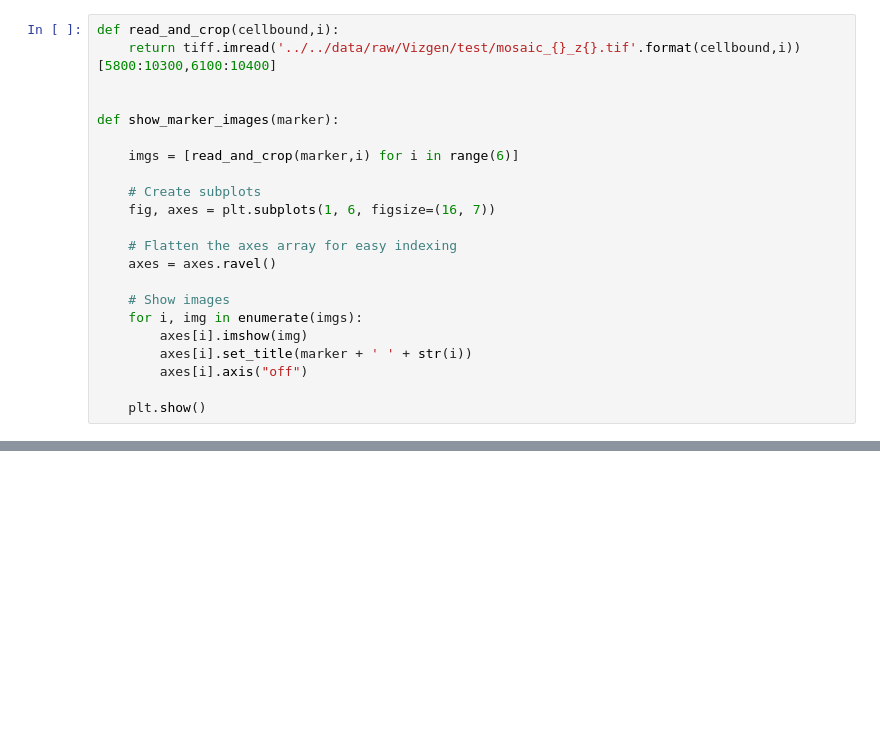
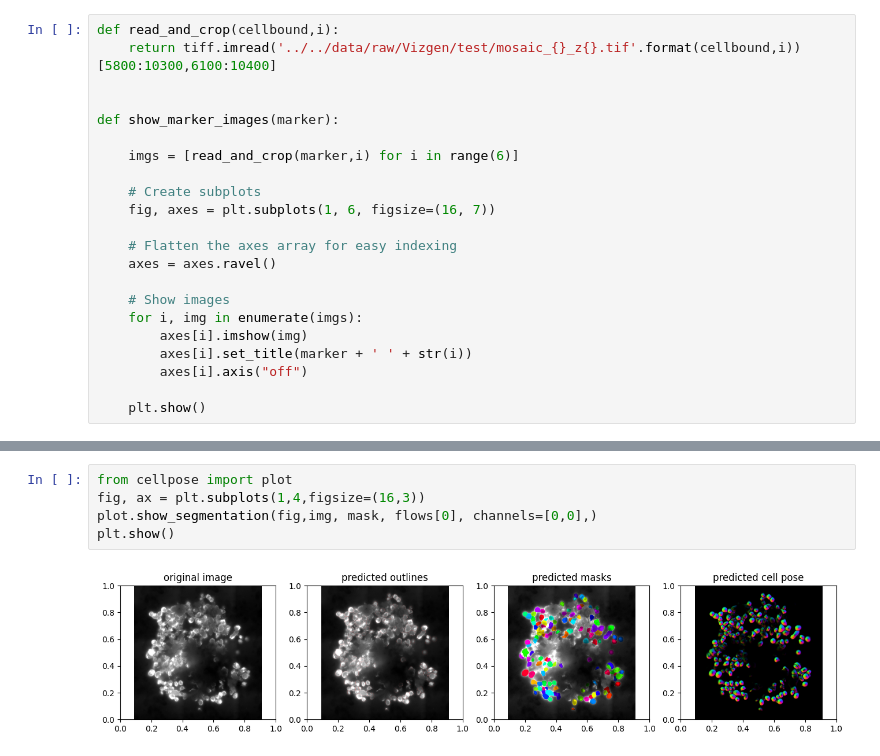
Before and after one commit to JaimeLesChats/IF_to_IMC, a Jupyter notebook: scripts/data_linking/img_reader.ipynb, the cells around one changed output, grey strips where cells are left out. Drawn from its saved outputs; the diff is of its cells as text; blank space fills up the shorter version.

```diff
--- a/scripts/data_linking/img_reader.ipynb
+++ b/scripts/data_linking/img_reader.ipynb
@@ -114,0 +68,7 @@ axes[1].axis("on")
+# %%
+from cellpose import plot
+fig, ax = plt.subplots(1,4,figsize=(16,3))
+plot.show_segmentation(fig,img, mask, flows[0], channels=[0,0],)
+plt.show()
+# %% [output]
+[figure, added]
```
Also changed, not shown: parts of 15 cells of this notebook.
